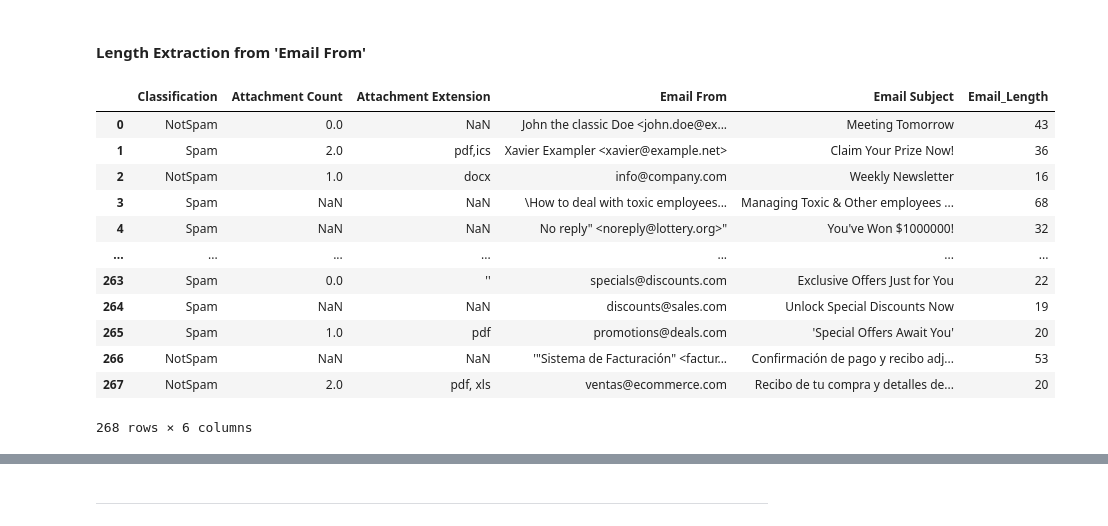
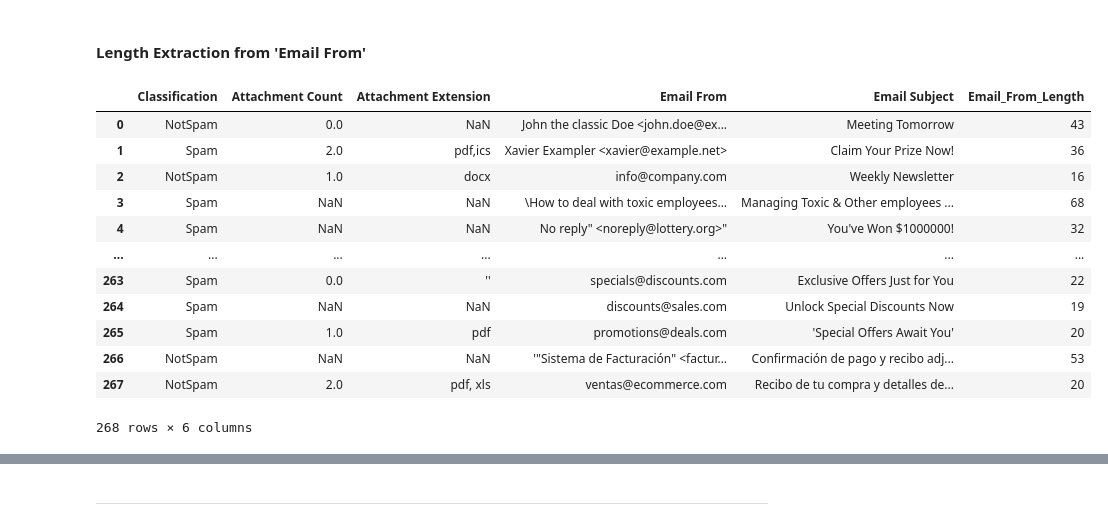
Before and after one commit to mau-JS/AIApplicationAnalysis, a Jupyter notebook: main.ipynb, the cells around one changed output, grey strips where cells are left out. Saved outputs shown, nothing was run; the diff lists cells and outputs as text; code cells hidden in the pictures.

```diff
--- a/main.ipynb
+++ b/main.ipynb
@@ -72,10 +72,10 @@ Name: Email From, dtype: object
 # %% [markdown]
 #### Length Extraction from 'Email From'
 # %%
-df['Email_Length'] = df['Email From'].apply(len)
+df['Email_From_Length'] = df['Email From'].apply(len)
 df
 # %% [output]
-|  | Classification | Attachment Count | Attachment Extension | Email From | Email Subject | Email_Length |
+|  | Classification | Attachment Count | Attachment Extension | Email From | Email Subject | Email_From_Length |
 | 0 | NotSpam | 0.0 | NaN | John the classic Doe <john.doe@ex... | Meeting Tomorrow | 43 |
 | 1 | Spam | 2.0 | pdf,ics | Xavier Exampler <xavier@example.net> | Claim Your Prize Now! | 36 |
 | 2 | NotSpam | 1.0 | docx | info@company.com | Weekly Newsletter | 16 |
```
Also changed, not shown: parts of 2 cells of this notebook, 1 other file.
